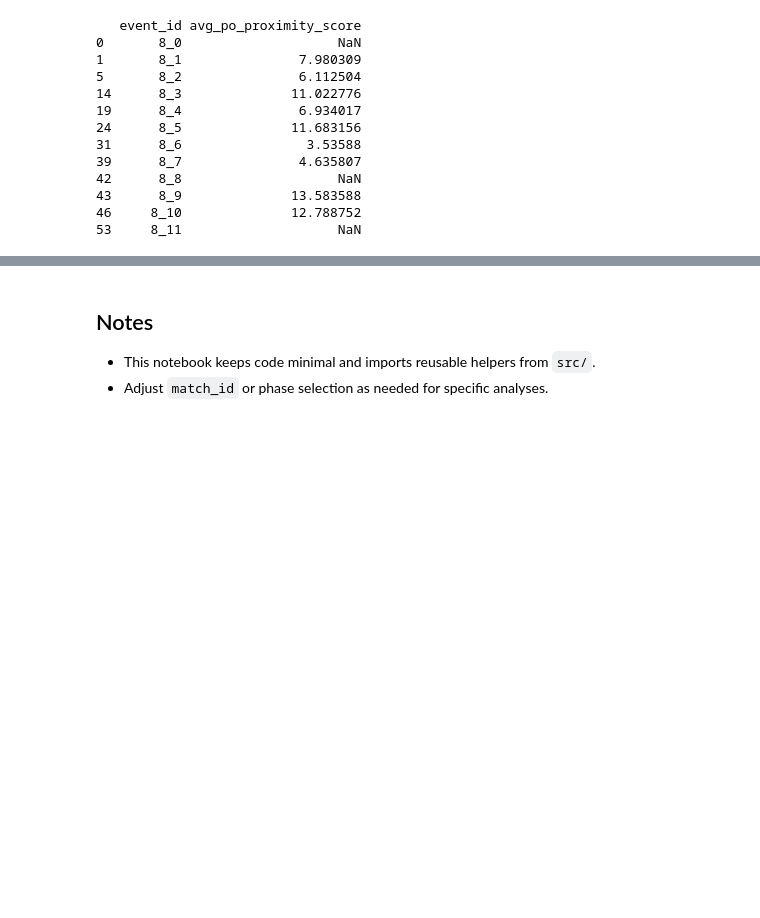
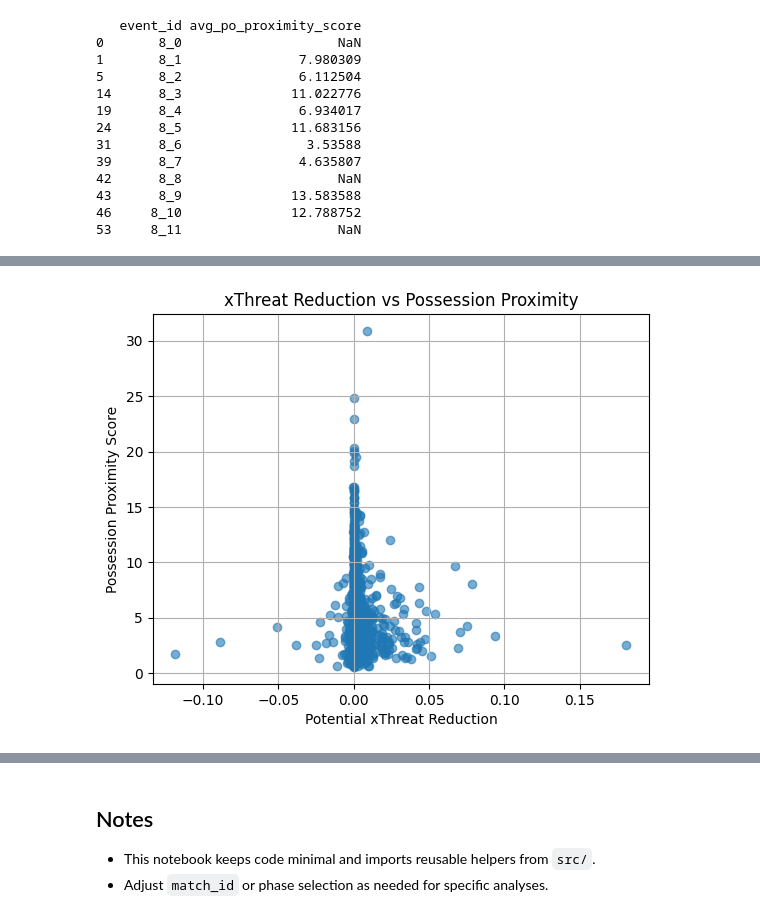
Before and after one commit to falguni7/analytics_cup_research_fg, a Jupyter notebook: submission.ipynb, the cells around one changed output, grey strips where cells are left out. Saved outputs shown, nothing was run; the diff lists cells and outputs as text; code cells hidden in the pictures; blank space fills up the shorter version.

```diff
--- a/submission.ipynb
+++ b/submission.ipynb
@@ -409,0 +426,16 @@ print(
+# %%
+# Plot the xthreat reduction vs pp proximity score
+import matplotlib.pyplot as plt
+pp_rows = enriched_de_match[enriched_de_match["event_type"] == "player_possession"]
+plt.scatter(
+    pp_rows["potential_xthreat_reduction"],
+    pp_rows["pp_proximity_score"],
+    alpha=0.6
+)
+plt.xlabel("Potential xThreat Reduction")
+plt.ylabel("Possession Proximity Score")
+plt.title("xThreat Reduction vs Possession Proximity")
+plt.grid(True)
+plt.show()
+# %% [output]
+[figure, added]
```
Also changed, not shown: parts of 3 cells of this notebook.
